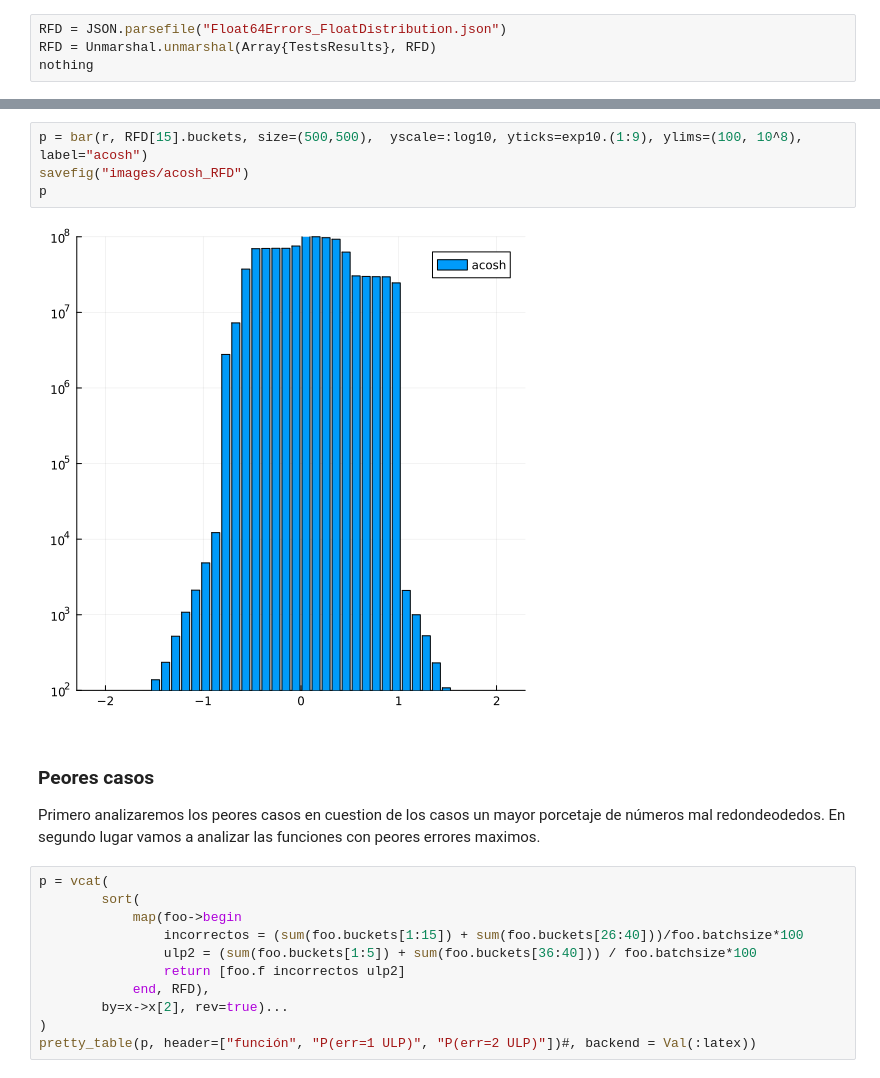
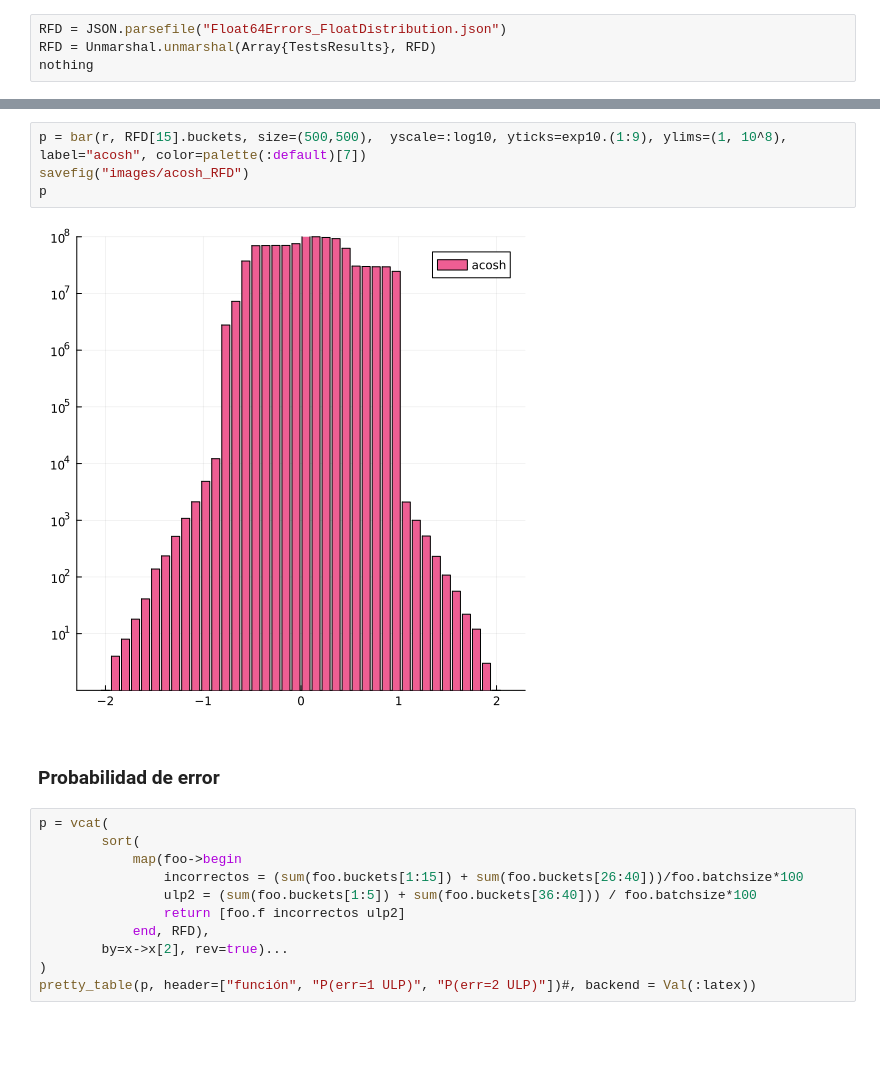
Before and after one commit to davidalencia/transcendentalJuliaFunctionsTests, a Jupyter notebook: experiments/Analisis.ipynb, the cells around one changed output, grey strips where cells are left out. Cells and saved outputs as stored; diff of their text form; blank space fills up the shorter version.

```diff
--- a/experiments/Analisis.ipynb
+++ b/experiments/Analisis.ipynb
@@ -89,13 +87,11 @@ p
 # %%
-p = bar(r, RFD[15].buckets, size=(500,500),  yscale=:log10, yticks=exp10.(1:9), ylims=(100, 10^8), label="acosh")
+p = bar(r, RFD[15].buckets, size=(500,500),  yscale=:log10, yticks=exp10.(1:9), ylims=(1, 10^8), label="acosh", color=palette(:default)[7])
 savefig("images/acosh_RFD")
 p
 # %% [output]
-[figure, old version]
+[figure, new version]
 # %% [markdown]
-### Peores casos
-Primero analizaremos los peores casos en cuestion de los casos un mayor porcetaje de números mal redondeodedos.
-En segundo lugar vamos a analizar las funciones con peores errores maximos.
+### Probabilidad de error
 # %%
 p = vcat(
         sort(
```
Also changed, not shown: parts of 15 cells of this notebook, 9 other files.
